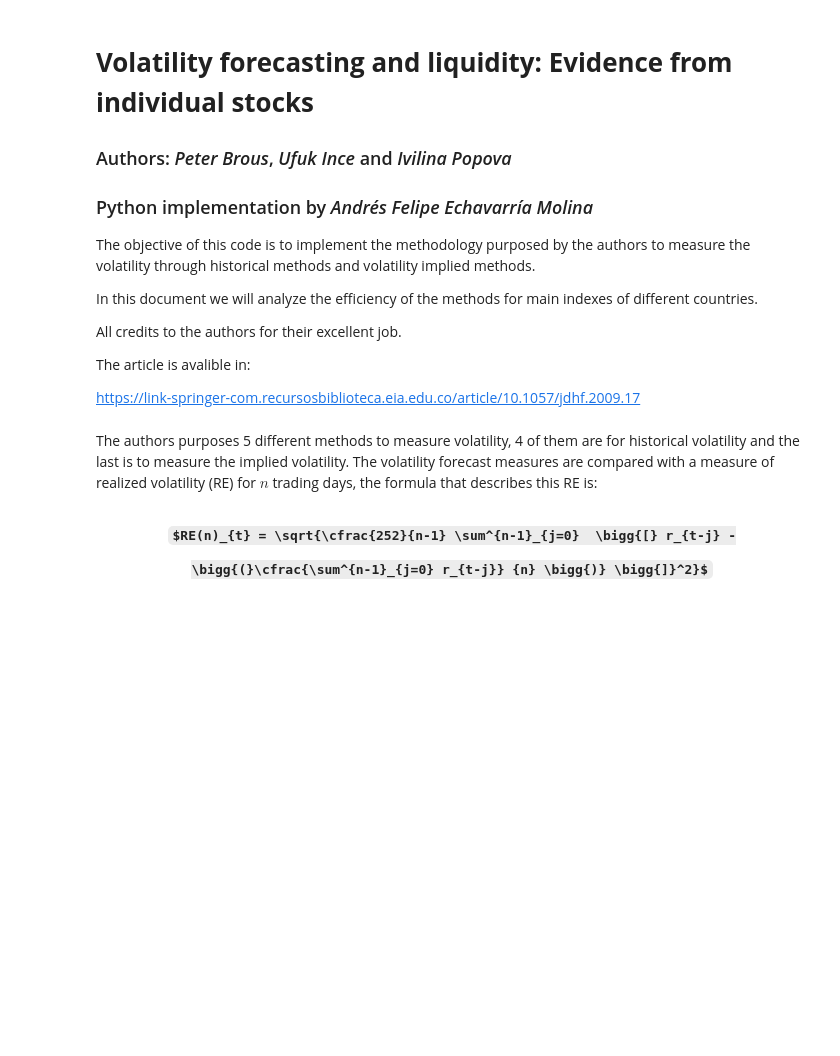
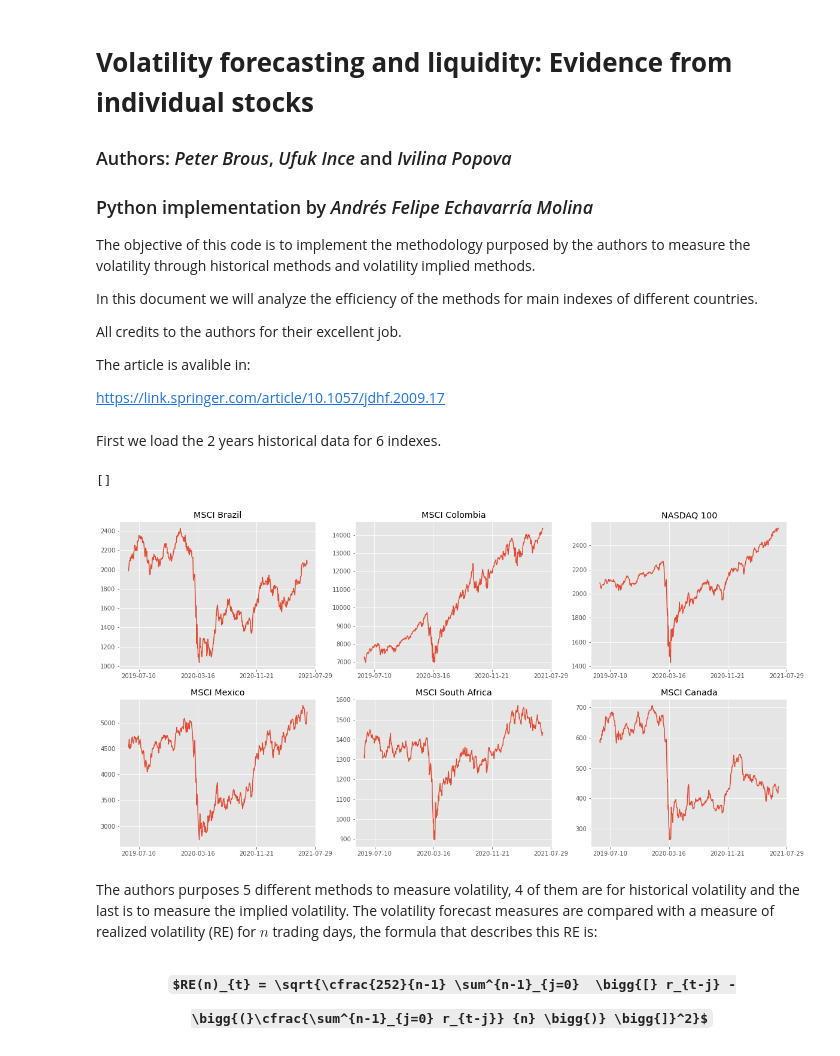
Before and after one commit to andresem/VolatilityForecasting, a Jupyter notebook: VolatilityForecasting.ipynb, the cells around one changed output. Cells and saved outputs as stored; diff of their text form; code cells hidden in the pictures; some formulas as TeX source; blank space fills up the shorter version.

```diff
--- a/VolatilityForecasting.ipynb
+++ b/VolatilityForecasting.ipynb
@@ -13,4 +13,6 @@ All credits to the authors for their excellent job.
 
 The article is avalible in:
 
-https://link-springer-com.recursosbiblioteca.eia.edu.co/article/10.1057/jdhf.2009.17
+https://link.springer.com/article/10.1057/jdhf.2009.17
+# %% [markdown]
+First we load the 2 years historical data for 6 indexes.
@@ -17,3 +43,35 @@ https://link-springer-com.recursosbiblioteca.eia.edu.co/article/10.1057/jdhf.200
+# %%
+fig, axs = plt.subplots(2, 3)
+locator = MaxNLocator(nbins = 4)
+
+axs[0, 0].plot(dataframes[0]['Price'])
+axs[0, 0].set_title("MSCI Brazil")
+axs[0, 0].xaxis.set_major_locator(locator)
+
+axs[0, 1].plot(dataframes[1]['Price'])
+axs[0, 1].set_title("MSCI Colombia")
+axs[0, 1].xaxis.set_major_locator(locator)
+
+axs[0, 2].plot(dataframes[2]['Price'])
+axs[0, 2].set_title("NASDAQ 100")
+axs[0, 2].xaxis.set_major_locator(locator)
+
+axs[1, 0].plot(dataframes[3]['Price'])
+axs[1, 0].set_title("MSCI Mexico")
+axs[1, 0].xaxis.set_major_locator(locator)
+
+axs[1, 1].plot(dataframes[4]['Price'])
+axs[1, 1].set_title("MSCI South Africa")
+axs[1, 1].xaxis.set_major_locator(locator)
+
+axs[1, 2].plot(dataframes[5]['Price'])
+axs[1, 2].set_title("MSCI Canada")
+axs[1, 2].xaxis.set_major_locator(locator)
+
+plt.plot()
+# %% [output]
+[]
+[figure, added]
 # %% [markdown]
 The authors purposes 5 different methods to measure volatility, 4 of them are for historical volatility and the last is to measure the implied volatility.
 The volatility forecast measures are compared with a measure of realized volatility (RE) for $n$ trading days, the formula that describes this RE is:
```
Also changed, not shown: parts of 1 cell of this notebook.
